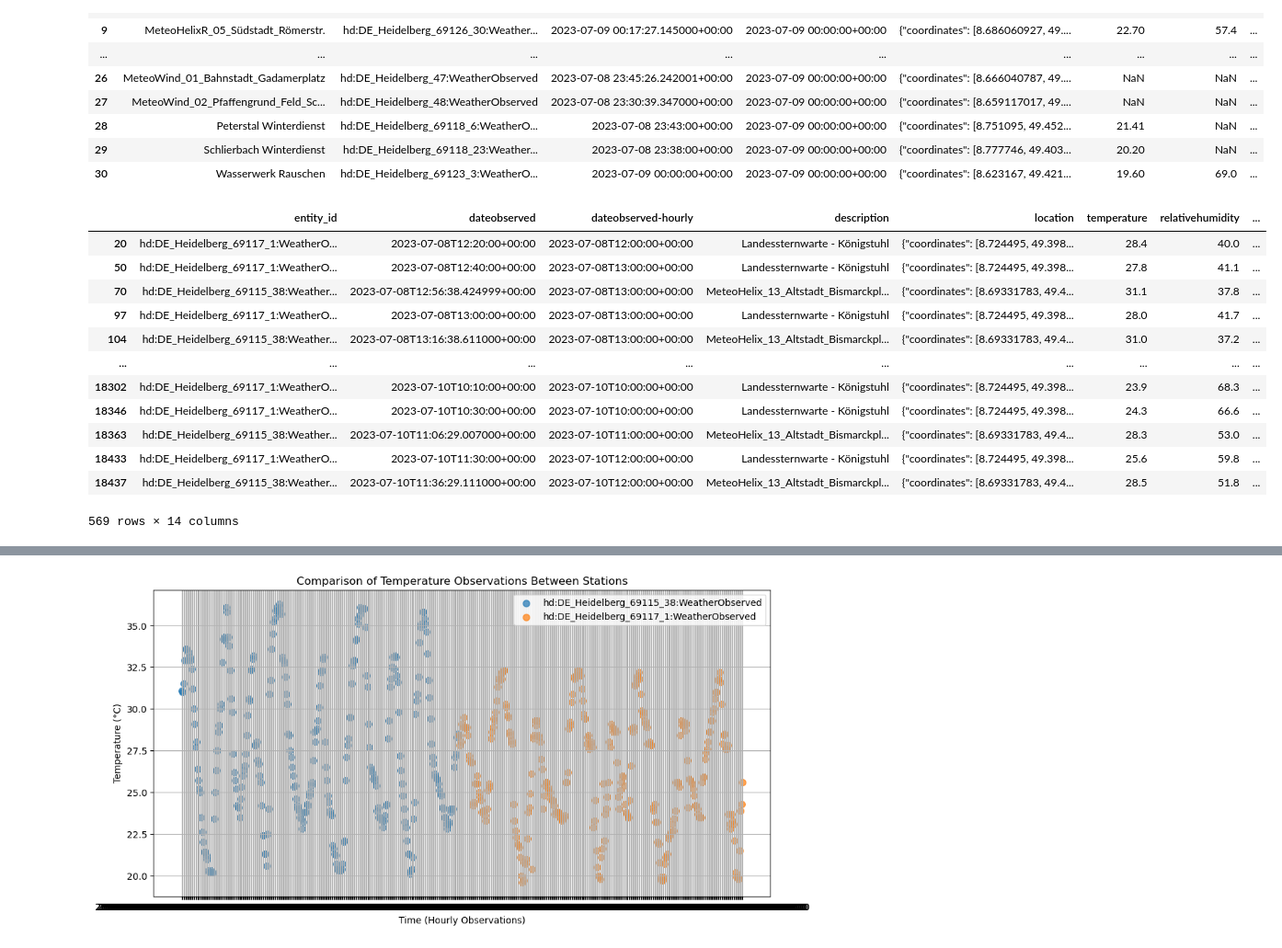
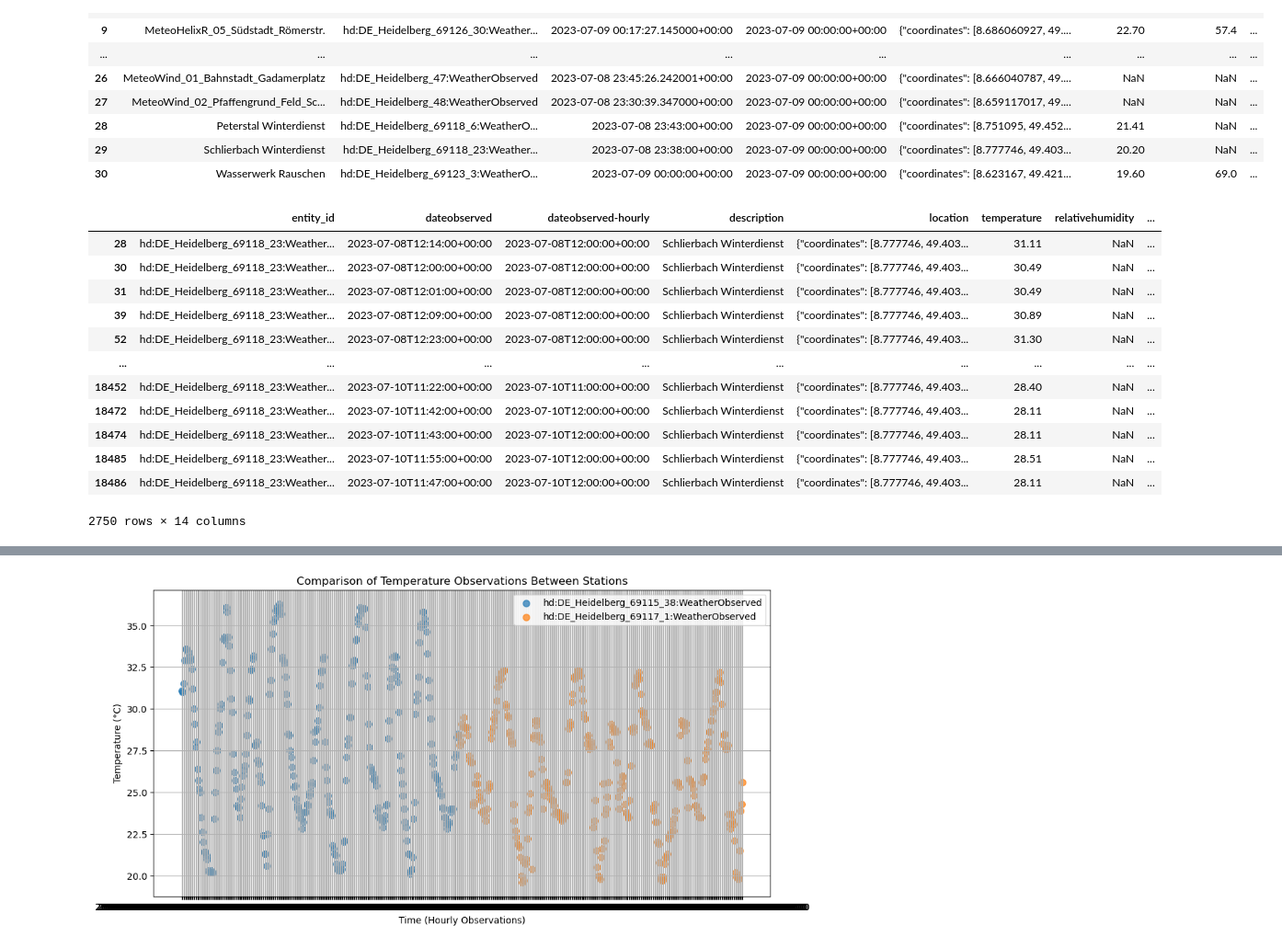
Before and after one commit to jgruenewald27/rk-temperature-interpolation, a Jupyter notebook: scripts/test_compare_stations_temp_hd.ipynb, the cells around one changed output, grey strips where cells are left out. Shown at 92% size. Saved outputs shown, nothing was run; the diff lists cells and outputs as text; code cells hidden in the pictures.

```diff
--- a/scripts/test_compare_stations_temp_hd.ipynb
+++ b/scripts/test_compare_stations_temp_hd.ipynb
@@ -7,10 +7,10 @@ import geopandas as gpd
 import matplotlib.pyplot as plt
 # %%
 # Load the data into a GeoPandas DataFrame
-gdf = gpd.read_file('C:/Users/user/OneDrive/Documents/Uni/Master Heidelberg/Masterarbeit/data/sensor_data_202407081200_7days.gpkg')
+sensor_gdf = gpd.read_file('../data/sensor_data_202407081200_7days.gpkg')
 
 # Preview the data
-gdf
+sensor_gdf
 # %% [output]
 |  | entity_id | dateobserved | dateobserved-hourly | description | location | temperature | relativehumidity | ... |
 | 0 | hd:DE_Heidelberg_69118_8:WeatherO... | 2023-07-08T12:03:18.358000+00:00 | 2023-07-08T12:00:00+00:00 | Lufft Wetterstation WS601 Köpfel | {"coordinates": [8.749880791, 49.... | 29.2 | 39.9 | ... |
@@ -79,29 +139,29 @@ subset_grouped.to_file(output_gpkg, driver="GPKG")
 # %%
 # Define the values to filter
 filter_values = [
-    'hd:DE_Heidelberg_69115_38:WeatherObserved',
-    'hd:DE_Heidelberg_69117_1:WeatherObserved'
+    'Schlierbach Winterdienst',
+    'MeteoHelixR_20_Wieblingen_Kreuzstr.'
 ]
 
 # Filter the DataFrame
 station_df = gdf[gdf.isin(filter_values).any(axis=1)]
 
 # Preview the filtered data
 station_df
 # %% [output]
 |  | entity_id | dateobserved | dateobserved-hourly | description | location | temperature | relativehumidity | ... |
-| 20 | hd:DE_Heidelberg_69117_1:WeatherO... | 2023-07-08T12:20:00+00:00 | 2023-07-08T12:00:00+00:00 | Landessternwarte - Königstuhl | {"coordinates": [8.724495, 49.398... | 28.4 | 40.0 | ... |
-| 50 | hd:DE_Heidelberg_69117_1:WeatherO... | 2023-07-08T12:40:00+00:00 | 2023-07-08T13:00:00+00:00 | Landessternwarte - Königstuhl | {"coordinates": [8.724495, 49.398... | 27.8 | 41.1 | ... |
-| 70 | hd:DE_Heidelberg_69115_38:Weather... | 2023-07-08T12:56:38.424999+00:00 | 2023-07-08T13:00:00+00:00 | MeteoHelix_13_Altstadt_Bismarckpl... | {"coordinates": [8.69331783, 49.4... | 31.1 | 37.8 | ... |
-| 97 | hd:DE_Heidelberg_69117_1:WeatherO... | 2023-07-08T13:00:00+00:00 | 2023-07-08T13:00:00+00:00 | Landessternwarte - Königstuhl | {"coordinates": [8.724495, 49.398... | 28.0 | 41.7 | ... |
-| 104 | hd:DE_Heidelberg_69115_38:Weather... | 2023-07-08T13:16:38.611000+00:00 | 2023-07-08T13:00:00+00:00 | MeteoHelix_13_Altstadt_Bismarckpl... | {"coordinates": [8.69331783, 49.4... | 31.0 | 37.2 | ... |
+| 28 | hd:DE_Heidelberg_69118_23:Weather... | 2023-07-08T12:14:00+00:00 | 2023-07-08T12:00:00+00:00 | Schlierbach Winterdienst | {"coordinates": [8.777746, 49.403... | 31.11 | NaN | ... |
+| 30 | hd:DE_Heidelberg_69118_23:Weather... | 2023-07-08T12:00:00+00:00 | 2023-07-08T12:00:00+00:00 | Schlierbach Winterdienst | {"coordinates": [8.777746, 49.403... | 30.49 | NaN | ... |
+| 31 | hd:DE_Heidelberg_69118_23:Weather... | 2023-07-08T12:01:00+00:00 | 2023-07-08T12:00:00+00:00 | Schlierbach Winterdienst | {"coordinates": [8.777746, 49.403... | 30.49 | NaN | ... |
+| 39 | hd:DE_Heidelberg_69118_23:Weather... | 2023-07-08T12:09:00+00:00 | 2023-07-08T12:00:00+00:00 | Schlierbach Winterdienst | {"coordinates": [8.777746, 49.403... | 30.89 | NaN | ... |
+| 52 | hd:DE_Heidelberg_69118_23:Weather... | 2023-07-08T12:23:00+00:00 | 2023-07-08T12:00:00+00:00 | Schlierbach Winterdienst | {"coordinates": [8.777746, 49.403... | 31.30 | NaN | ... |
 | ... | ... | ... | ... | ... | ... | ... | ... | ... |
-| 18302 | hd:DE_Heidelberg_69117_1:WeatherO... | 2023-07-10T10:10:00+00:00 | 2023-07-10T10:00:00+00:00 | Landessternwarte - Königstuhl | {"coordinates": [8.724495, 49.398... | 23.9 | 68.3 | ... |
-| 18346 | hd:DE_Heidelberg_69117_1:WeatherO... | 2023-07-10T10:30:00+00:00 | 2023-07-10T10:00:00+00:00 | Landessternwarte - Königstuhl | {"coordinates": [8.724495, 49.398... | 24.3 | 66.6 | ... |
-| 18363 | hd:DE_Heidelberg_69115_38:Weather... | 2023-07-10T11:06:29.007000+00:00 | 2023-07-10T11:00:00+00:00 | MeteoHelix_13_Altstadt_Bismarckpl... | {"coordinates": [8.69331783, 49.4... | 28.3 | 53.0 | ... |
-| 18433 | hd:DE_Heidelberg_69117_1:WeatherO... | 2023-07-10T11:30:00+00:00 | 2023-07-10T12:00:00+00:00 | Landessternwarte - Königstuhl | {"coordinates": [8.724495, 49.398... | 25.6 | 59.8 | ... |
-| 18437 | hd:DE_Heidelberg_69115_38:Weather... | 2023-07-10T11:36:29.111000+00:00 | 2023-07-10T12:00:00+00:00 | MeteoHelix_13_Altstadt_Bismarckpl... | {"coordinates": [8.69331783, 49.4... | 28.5 | 51.8 | ... |
+| 18452 | hd:DE_Heidelberg_69118_23:Weather... | 2023-07-10T11:22:00+00:00 | 2023-07-10T11:00:00+00:00 | Schlierbach Winterdienst | {"coordinates": [8.777746, 49.403... | 28.40 | NaN | ... |
+| 18472 | hd:DE_Heidelberg_69118_23:Weather... | 2023-07-10T11:42:00+00:00 | 2023-07-10T12:00:00+00:00 | Schlierbach Winterdienst | {"coordinates": [8.777746, 49.403... | 28.11 | NaN | ... |
+| 18474 | hd:DE_Heidelberg_69118_23:Weather... | 2023-07-10T11:43:00+00:00 | 2023-07-10T12:00:00+00:00 | Schlierbach Winterdienst | {"coordinates": [8.777746, 49.403... | 28.11 | NaN | ... |
+| 18485 | hd:DE_Heidelberg_69118_23:Weather... | 2023-07-10T11:55:00+00:00 | 2023-07-10T12:00:00+00:00 | Schlierbach Winterdienst | {"coordinates": [8.777746, 49.403... | 28.51 | NaN | ... |
+| 18486 | hd:DE_Heidelberg_69118_23:Weather... | 2023-07-10T11:47:00+00:00 | 2023-07-10T12:00:00+00:00 | Schlierbach Winterdienst | {"coordinates": [8.777746, 49.403... | 28.11 | NaN | ... |
-569 rows × 14 columns
+2750 rows × 14 columns
 # %%
 # Loop through each value to create individual scatter plots
 for station_name in filter_values:
```
Also changed, not shown: parts of 6 cells of this notebook.
